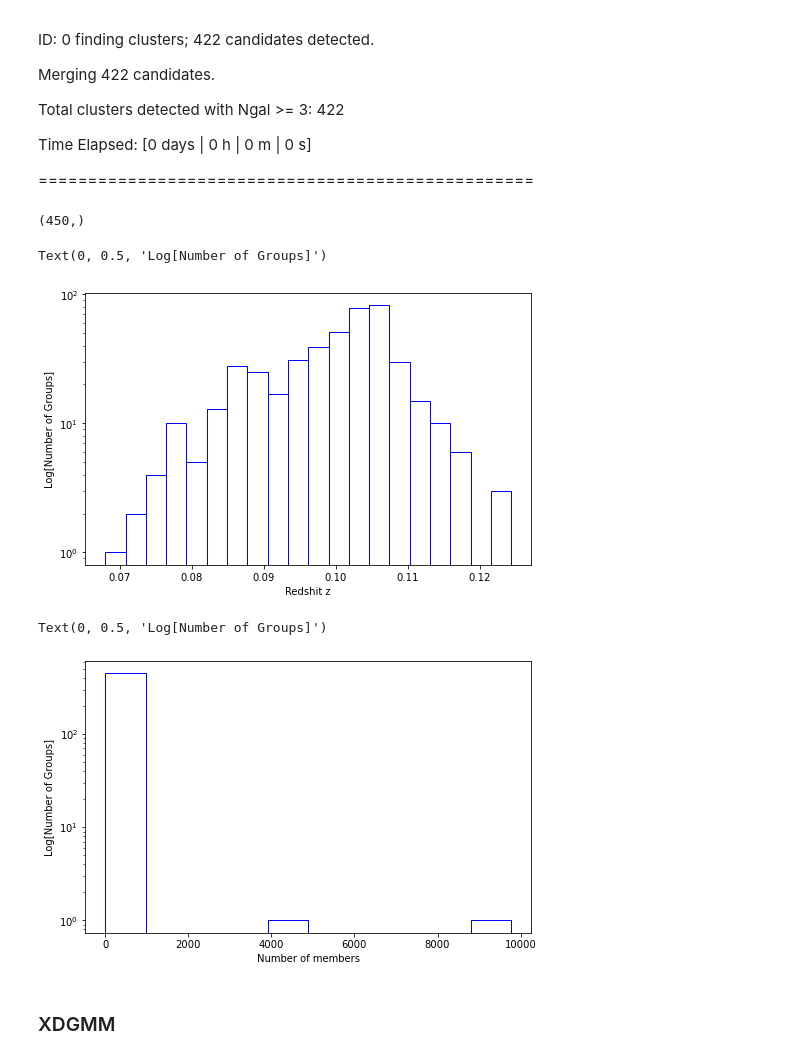
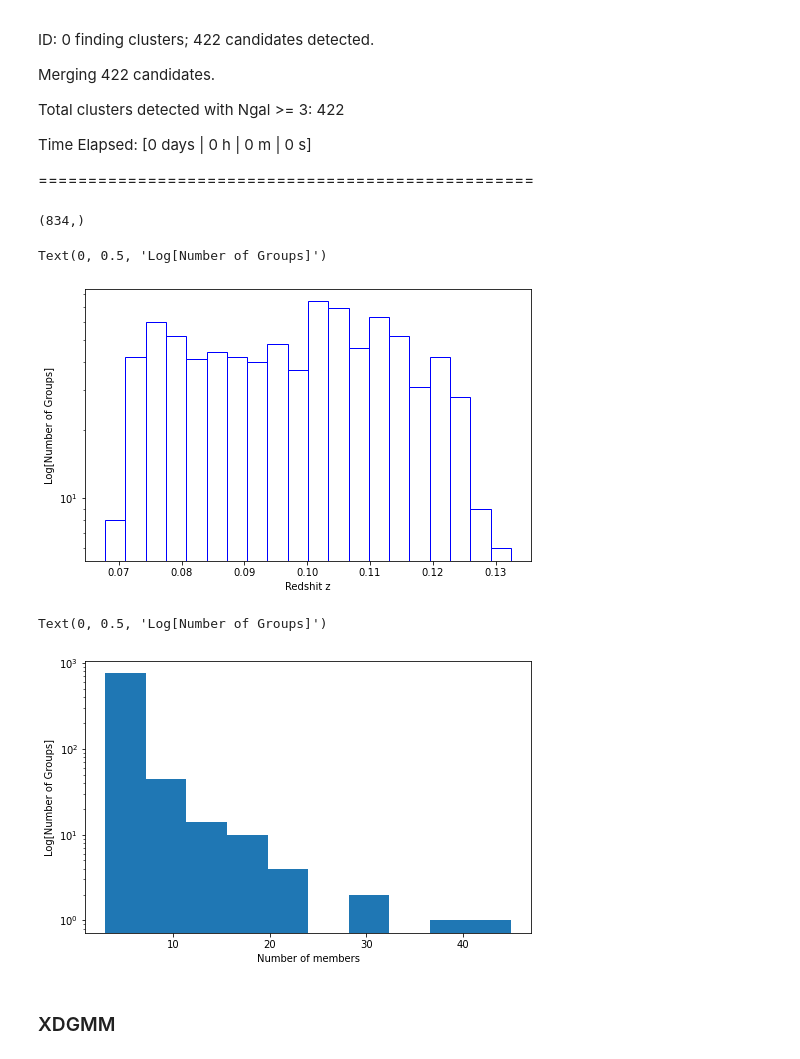
Before and after one commit to umikanero/XDGMM, a Jupyter notebook: SDSS/groups_plot.ipynb, the cells around one changed output. Drawn from its saved outputs; the diff is of its cells as text; code cells hidden in the pictures.

```diff
--- a/SDSS/groups_plot.ipynb
+++ b/SDSS/groups_plot.ipynb
@@ -61,7 +62,7 @@ Time Elapsed: [0 days | 0 h | 0 m | 0 s]
 
 ==================================================
 # %%
-group_SFOF  = np.loadtxt("/Users/mahaixia/DATA/SDSS_DR7/galaxy_DR7/SDSS7_box.txt_clusters_0.8_0.3_spec.dat")
+group_SFOF  = np.loadtxt("/Users/mahaixia/DATA/SDSS_DR7/galaxy_DR7/SDSS7_box.txt_clusters_0.15_0.3_spec.dat")
 
 RA = group_SFOF[:,1]
 DEC = group_SFOF[:,3]
@@ -72,7 +73,7 @@ Nmember_SFOF = group_SFOF[:,7]   #number of galaxies
 
 print(Nmember_SFOF.shape)
 # %% [output]
-(450,)
+(834,)
 # %%
 plt.yscale("log")
 plt.hist(z_SFOF, bins=20, color="w", edgecolor ='b')
@@ -81,17 +82,18 @@ plt.xlabel("Redshit z")
 plt.ylabel("Log[Number of Groups]")
 # %% [output]
 Text(0, 0.5, 'Log[Number of Groups]')
-[figure, old version]
+[figure, new version]
 # %%
 # plt.xscale("log", basex=2)
 plt.yscale("log")
-plt.hist(Nmember_SFOF, color="w", edgecolor ='b')
+# plt.xlim(0,35)
+plt.hist(Nmember_SFOF)
 plt.rcParams['figure.figsize'] = (8.0, 5.0)
 plt.xlabel("Number of members")
 plt.ylabel("Log[Number of Groups]")
 # %% [output]
 Text(0, 0.5, 'Log[Number of Groups]')
-[figure, old version]
+[figure, new version]
 # %% [markdown]
 ### XDGMM
 # %%
```
Also changed, not shown: parts of 7 cells of this notebook, 12 other files.
